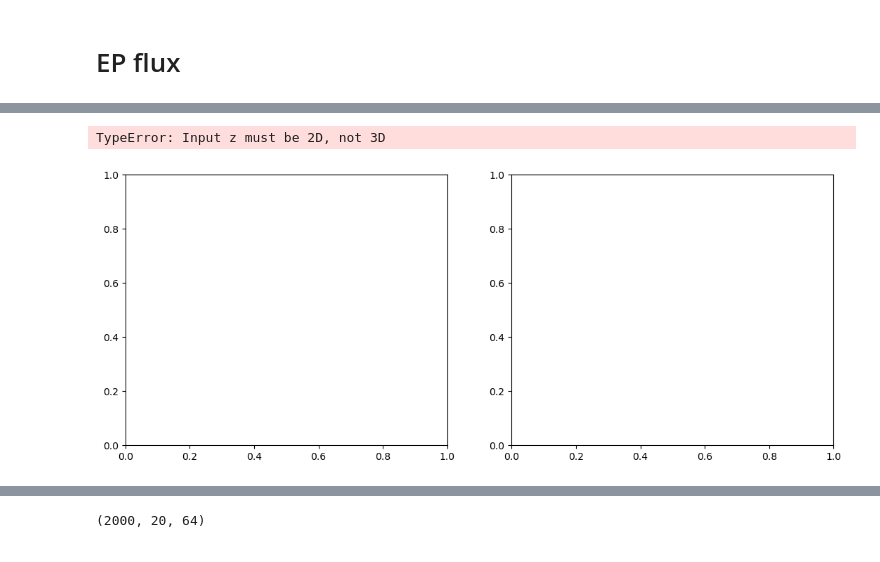
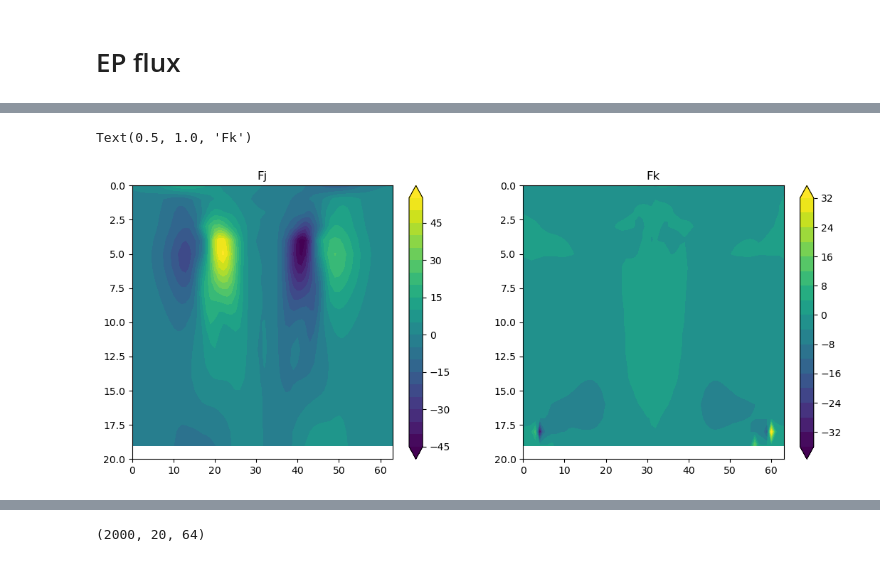
Before and after one commit to PeterChang1023/Moist_Dycore, a Jupyter notebook: EP_flux.ipynb, the cells around one changed output, grey strips where cells are left out. Drawn from its saved outputs; the diff is of its cells as text; code cells hidden in the pictures.

```diff
--- a/EP_flux.ipynb
+++ b/EP_flux.ipynb
@@ -969,7 +929,8 @@ with h5py.File(p_file, "r") as ds:
 # with h5py.File(z_file, "r") as ds:
 #     z = np.asarray(ds["z"][:])
 # %%
-# print(z[0, :, 64//2, 128//2])
+with h5py.File(z_file, "r") as ds:
+    z = np.asarray(ds["z"][:])
 # %% [markdown]
 # Jucker method EP flux
 # %%
@@ -2051,9 +2025,10 @@ Text(0.5, 1.0, '$\\frac{\\partial \\theta}{\\partial p}$')
 # %% [markdown]
 # EP flux
 # %%
-start_idx = 2000
-end_idx   = 4000
+start_idx = 5000
+end_idx   = 7000
 adiag = AtmosphericDiagnostics(u[start_idx:end_idx], v[start_idx:end_idx], t[start_idx:end_idx], p[start_idx:end_idx], z[start_idx:end_idx])
-Fj, Fk = adiag.ep_flux()
+Fj, Fk, EHF_dthdp = adiag.ep_flux()
+        # print(ehf_zm.shape, N2.shape, F_j.shape)
 # %% [output]
 EMF and EHF progress:
@@ -2082,7 +2069,7 @@ Fk.shape
 # %%
 # Fj_mean = Fj.mean(axis=(0,3))
 # Fk_mean = Fk.mean(axis=(0,3))
-Fj_mean = Fj.mean(axis=0)  # shape: (z, y)
-Fk_mean = Fk.mean(axis=0)  # shape: (z, y)
+Fj_mean = Fj.mean(axis=(0))  # shape: (z, y)
+Fk_mean = Fk.mean(axis=(0))  # shape: (z, y)
 Fk_mean.shape
 # %% [output]
@@ -2098,17 +2085,17 @@ print(Fk_mean.min(), Fk_mean.max())
 # %%
 fig, (ax1,ax2) = plt.subplots(1,2, dpi=100, figsize=(13,5))
 cs1 = ax1.contourf(Fj_mean, levels=21, extend="both")
 plt.colorbar(cs1)
 ax1.set_ylim([20,0])
 ax1.set_title(r"Fj")
 
-cs2 = ax2.contourf(F_z, levels=21, extend="both")
+cs2 = ax2.contourf(Fk_mean, levels=21, extend="both")
 plt.colorbar(cs2)
 ax2.set_ylim([20,0])
 ax2.set_title(r"Fk")
 # %% [output]
-TypeError: Input z must be 2D, not 3D
+Text(0.5, 1.0, 'Fk')
-[figure, old version]
+[figure, new version]
 # %%
 # 1. 根據 EP flux 的 magnitude 決定箭頭代表的單位
 magnitude = np.sqrt(Fj_mean**2 + Fk_mean**2)
```
Also changed, not shown: parts of 17 cells of this notebook.
